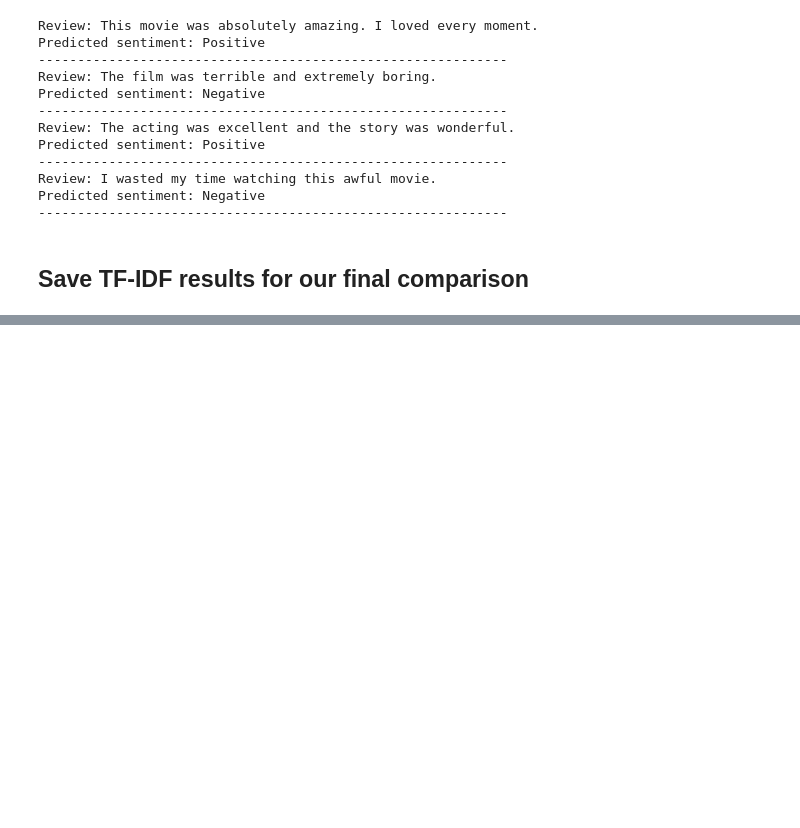
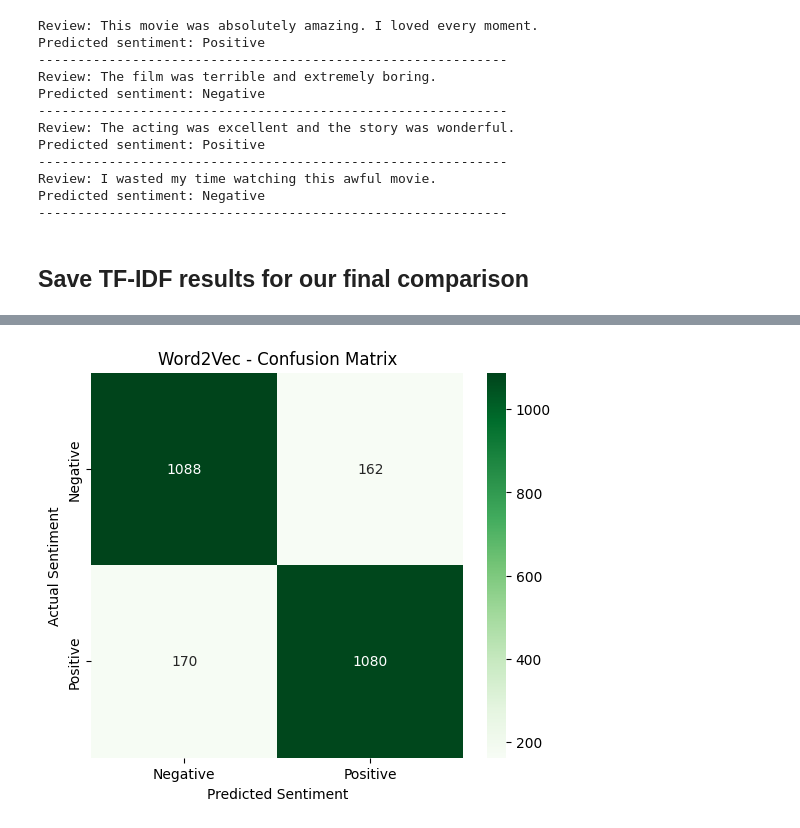
Before and after one commit to AbdullahRFA/IMDB_Sentiment_Analysis, a Jupyter notebook: Module18_IMDB_Sentiment_Analysis_Abdullah_Nazmus_Sakib.ipynb, the cells around one changed output, grey strips where cells are left out. Cells and saved outputs as stored; diff of their text form; code cells hidden in the pictures; blank space fills up the shorter version.

Commit message:
Implementation of the three methods (TF–IDF, Word2Vec, BERT). Evaluation metrics and comparison table

```diff
--- a/Module18_IMDB_Sentiment_Analysis_Abdullah_Nazmus_Sakib.ipynb
+++ b/Module18_IMDB_Sentiment_Analysis_Abdullah_Nazmus_Sakib.ipynb
@@ -636,0 +836,19 @@ print(pd.DataFrame([tfidf_results]).round(4))
+# %%
+
+# Predict sentiment on validation data
+
+start_time = time.time()
+
+y_val_pred_w2v = word2vec_classifier.predict(
+    X_val_w2v
+)
+
+word2vec_prediction_time = time.time() - start_time
+
+print("Word2Vec predictions completed!")
+
+print("\nActual labels:")
+print(y_val[:10])
+
+print("\nPredicted labels:")
+print(y_val_pred_w2v[:10])
@@ -636,0 +935,28 @@ print(pd.DataFrame([tfidf_results]).round(4))
+# %%
+# Confusion matricx
+import matplotlib.pyplot as plt
+import seaborn as sns
+
+cm_w2v = confusion_matrix(
+    y_val,
+    y_val_pred_w2v
+)
+
+plt.figure(figsize=(6, 5))
+
+sns.heatmap(
+    cm_w2v,
+    annot=True,
+    fmt="d",
+    cmap="Greens",
+    xticklabels=["Negative", "Positive"],
+    yticklabels=["Negative", "Positive"]
+)
+
+plt.xlabel("Predicted Sentiment")
+plt.ylabel("Actual Sentiment")
+plt.title("Word2Vec - Confusion Matrix")
+
+plt.show()
+# %% [output]
+[figure, added]
```
Also changed, not shown: parts of 50 cells of this notebook.
